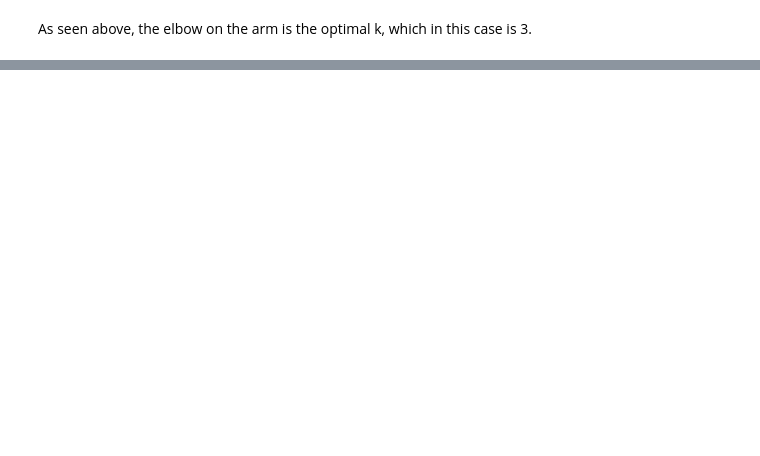
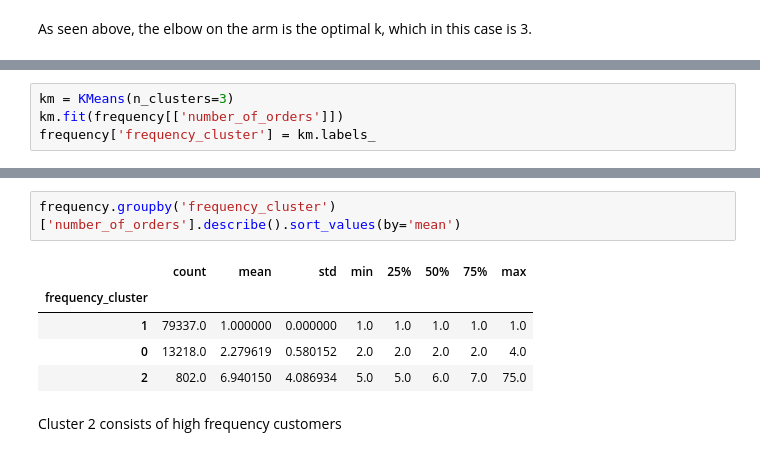
Before and after one commit to gracechia/olist-customer-segmentation, a Jupyter notebook: olist_customer_segmentation.ipynb, the cells around one changed output, grey strips where cells are left out. Drawn from its saved outputs; the diff is of its cells as text; blank space fills up the shorter version.

```diff
--- a/olist_customer_segmentation.ipynb
+++ b/olist_customer_segmentation.ipynb
@@ -217,0 +281,4 @@ recency.groupby('clusters')['inactive_days'].describe()
+# %%
+km = KMeans(n_clusters=3)
+km.fit(frequency[['number_of_orders']])
+frequency['frequency_cluster'] = km.labels_
@@ -217,0 +294,10 @@ recency.groupby('clusters')['inactive_days'].describe()
+# %%
+frequency.groupby('frequency_cluster')['number_of_orders'].describe().sort_values(by='mean')
+# %% [output]
+|  | count | mean | std | min | 25% | 50% | 75% | max |
+| frequency_cluster |  |  |  |  |  |  |  |  |
+| 1 | 79337.0 | 1.000000 | 0.000000 | 1.0 | 1.0 | 1.0 | 1.0 | 1.0 |
+| 0 | 13218.0 | 2.279619 | 0.580152 | 2.0 | 2.0 | 2.0 | 2.0 | 4.0 |
+| 2 | 802.0 | 6.940150 | 4.086934 | 5.0 | 5.0 | 6.0 | 7.0 | 75.0 |
+# %% [markdown]
+Cluster 2 consists of high frequency customers
```
Also changed, not shown: parts of 16 cells of this notebook.
